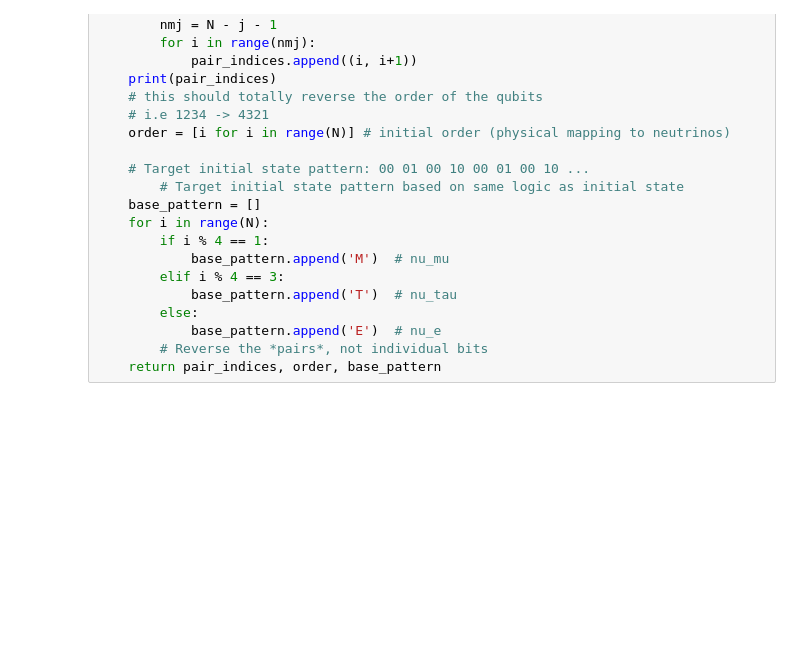
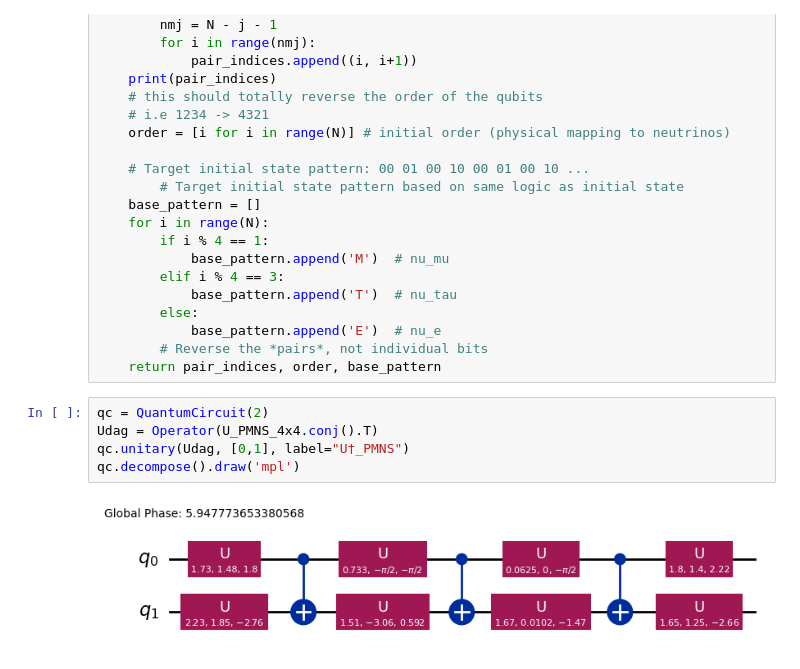
Before and after one commit to Ushakrhmn/Quantum-neutrino-Amol-Basu, a Jupyter notebook: SBN/SNB_3flavour_20-neutrino_2407_swap.ipynb, the cells around one changed output. Cells and saved outputs as stored; diff of their text form; blank space fills up the shorter version.

```diff
--- a/SBN/SNB_3flavour_20-neutrino_2407_swap.ipynb
+++ b/SBN/SNB_3flavour_20-neutrino_2407_swap.ipynb
@@ -222,3 +284,10 @@ def init_ordering():
             base_pattern.append('E')  # nu_e
         # Reverse the *pairs*, not individual bits
     return pair_indices, order, base_pattern
+# %%
+qc = QuantumCircuit(2)
+Udag = Operator(U_PMNS_4x4.conj().T)
+qc.unitary(Udag, [0,1], label="U†_PMNS")
+qc.decompose().draw('mpl')
+# %% [output]
+[figure, added]
```
Also changed, not shown: parts of 9 cells of this notebook, 1 other file.
